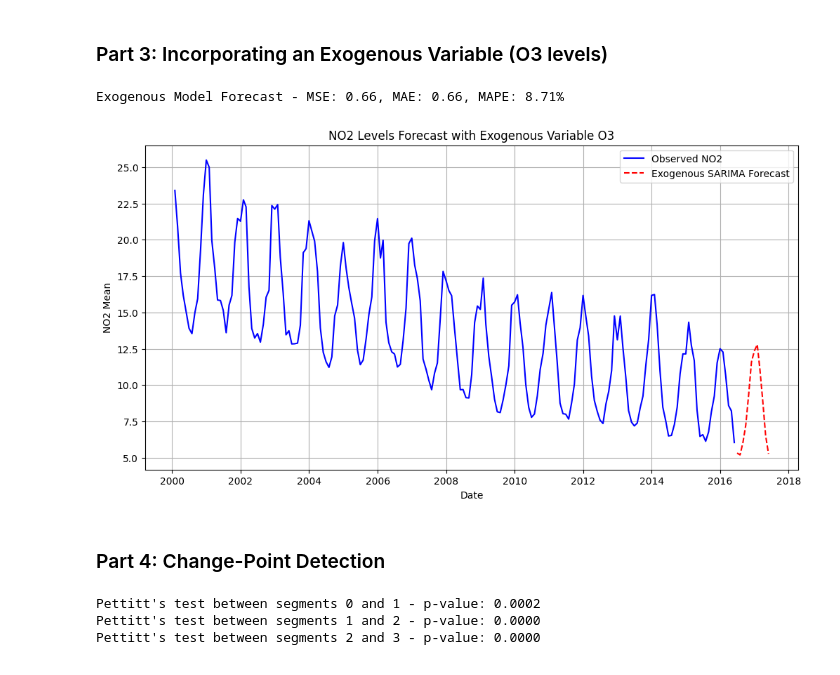
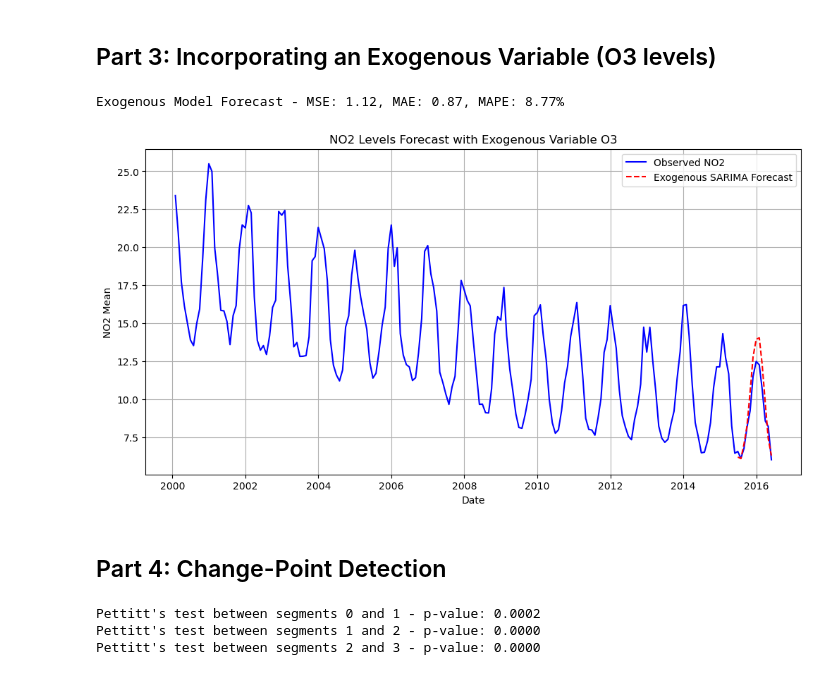
Before and after one commit to AmitShirazi1/TimeSeries_Project, a Jupyter notebook: project_code.ipynb, the cells around one changed output. Saved outputs shown, nothing was run; the diff lists cells and outputs as text; code cells hidden in the pictures.

Commit message:
Optimising parameters for 3 models

```diff
--- a/project_code.ipynb
+++ b/project_code.ipynb
@@ -243,0 +161,9 @@ Fourier Regression - MSE: 0.92, MAE: 0.80, MAPE: 10.45%
+# %%
+import pandas as pd
+
+def load_data():
+    df = pd.read_csv(DATA_PATH)
+    df["Date Local"] = pd.to_datetime(df["Date Local"])
+    df.set_index("Date Local", inplace=True)
+    df_monthly = df.resample("ME")[["NO2 Mean"]].mean().dropna()
+    return df_monthly
@@ -243,0 +283,7 @@ Fourier Regression - MSE: 0.92, MAE: 0.80, MAPE: 10.45%
+# %%
+# Load dataset
+df_monthly = load_data()
+
+# Split into training (all but last year) and testing (last year)
+train = df_monthly.iloc[:-12]
+test = df_monthly.iloc[-12:]
@@ -243,0 +333,6 @@ Fourier Regression - MSE: 0.92, MAE: 0.80, MAPE: 10.45%
+# %%
+# הצגת התוצאות
+best_seasonal_order_with_s = best_seasonal_order + (s,)
+print(f"Best AIC: {best_aic:.2f}")
+print(f"Best Order: {best_order_sarima}")
+print(f"Best Seasonal Order: {best_seasonal_order_with_s}")
@@ -244,47 +570,44 @@ Fourier Regression - MSE: 0.92, MAE: 0.80, MAPE: 10.45%
 # %% [markdown]
-### Part 3: Incorporating an Exogenous Variable (O3 levels)
+## Part 3: Incorporating an Exogenous Variable (O3 levels)
 # %%
 import pandas as pd
-import numpy as np
 import matplotlib.pyplot as plt
-import seaborn as sns
 from statsmodels.tsa.statespace.sarimax import SARIMAX
 from sklearn.metrics import mean_squared_error, mean_absolute_error, mean_absolute_percentage_error
 
 # Load dataset
-df = pd.read_csv("uspollution_pollution_us_2000_2016.csv")
-df["Date Local"] = pd.to_datetime(df["Date Local"])
-df.set_index("Date Local", inplace=True)
+df_monthly = load_data()
 
-# Aggregate monthly means
-df_monthly = df.resample("ME")[["NO2 Mean", "O3 Mean"]].mean().dropna()
+# Split into training (all but last year) and testing (last year)
+train = df_monthly.iloc[:-12]
+test = df_monthly.iloc[-12:]
 
 # Model fitting with exogenous variable O3
-exog_model = SARIMAX(df_monthly["NO2 Mean"], exog=df_monthly["O3 Mean"], order=(1, 1, 1), seasonal_order=(1, 1, 1, 12)).fit()
-forecast_exog = exog_model.get_forecast(steps=12, exog=df_monthly["O3 Mean"].iloc[-12:]).predicted_mean
+exog_model = SARIMAX(train["NO2 Mean"], exog=train["O3 Mean"], order=best_order_sarima, seasonal_order=best_seasonal_order_with_s).fit()
+forecast_exog = exog_model.get_forecast(steps=12, exog=test["O3 Mean"]).predicted_mean
 
 # Evaluation
-mse_exog = mean_squared_error(df_monthly.iloc[-12:]["NO2 Mean"], forecast_exog)
-mae_exog = mean_absolute_error(df_monthly.iloc[-12:]["NO2 Mean"], forecast_exog)
-mape_exog = mean_absolute_percentage_error(df_monthly.iloc[-12:]["NO2 Mean"], forecast_exog)
+mse_exog = mean_squared_error(test["NO2 Mean"], forecast_exog)
+mae_exog = mean_absolute_error(test["NO2 Mean"], forecast_exog)
+mape_exog = mean_absolute_percentage_error(test["NO2 Mean"], forecast_exog)
 
 print("Exogenous Model Forecast - MSE: {:.2f}, MAE: {:.2f}, MAPE: {:.2f}%".format(mse_exog, mae_exog, mape_exog * 100))
 
 # Visual Comparison
 plt.figure(figsize=(12, 6))
 plt.plot(df_monthly["NO2 Mean"], label="Observed NO2", color="blue")
-plt.plot(forecast_exog.index, forecast_exog, label="Exogenous SARIMA Forecast", linestyle="--", color="red")
+plt.plot(test.index, forecast_exog, label="Exogenous SARIMA Forecast", linestyle="--", color="red")
 plt.title("NO2 Levels Forecast with Exogenous Variable O3")
 plt.xlabel("Date")
 plt.ylabel("NO2 Mean")
 plt.legend()
 plt.grid(True)
 plt.show()
 # %% [output]
-Exogenous Model Forecast - MSE: 0.66, MAE: 0.66, MAPE: 8.71%
+Exogenous Model Forecast - MSE: 1.12, MAE: 0.87, MAPE: 8.77%
-[figure, old version]
+[figure, new version]
 # %% [markdown]
-### Part 4: Change-Point Detection
+## Part 4: Change-Point Detection
 # %%
 import pandas as pd
 import numpy as np
```
Also changed, not shown: parts of 26 cells of this notebook.
